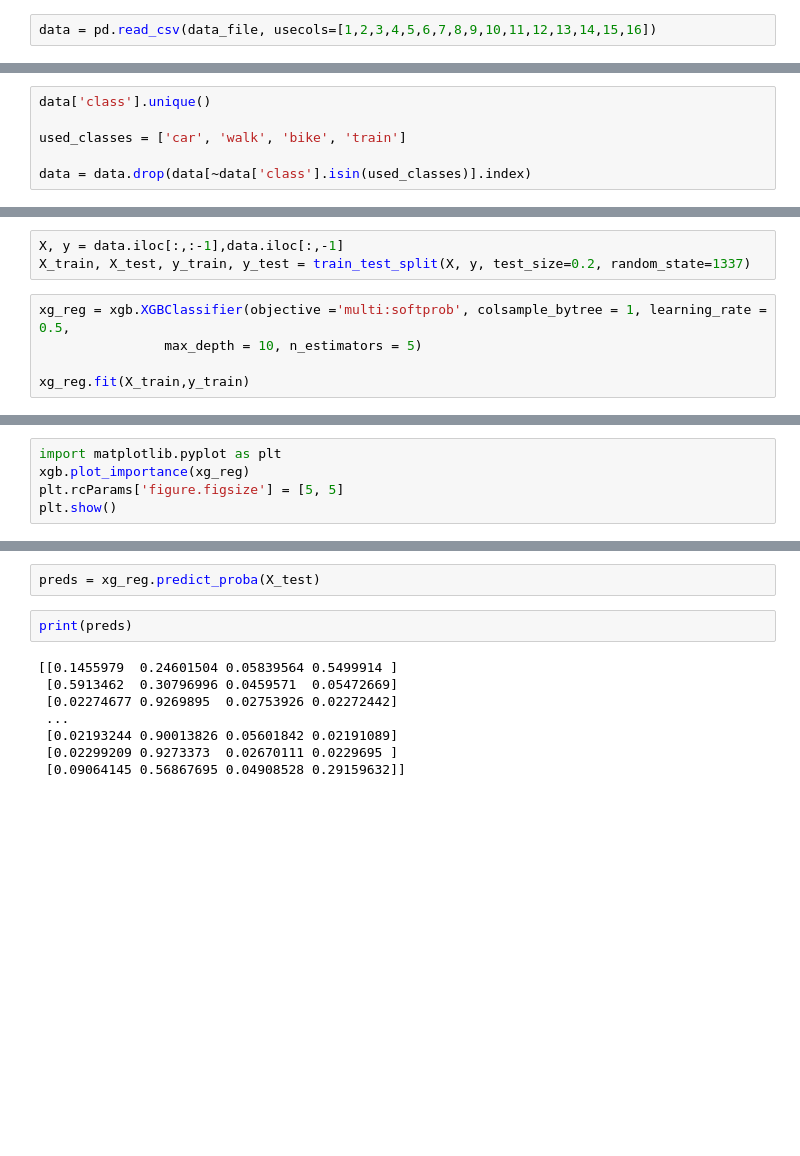
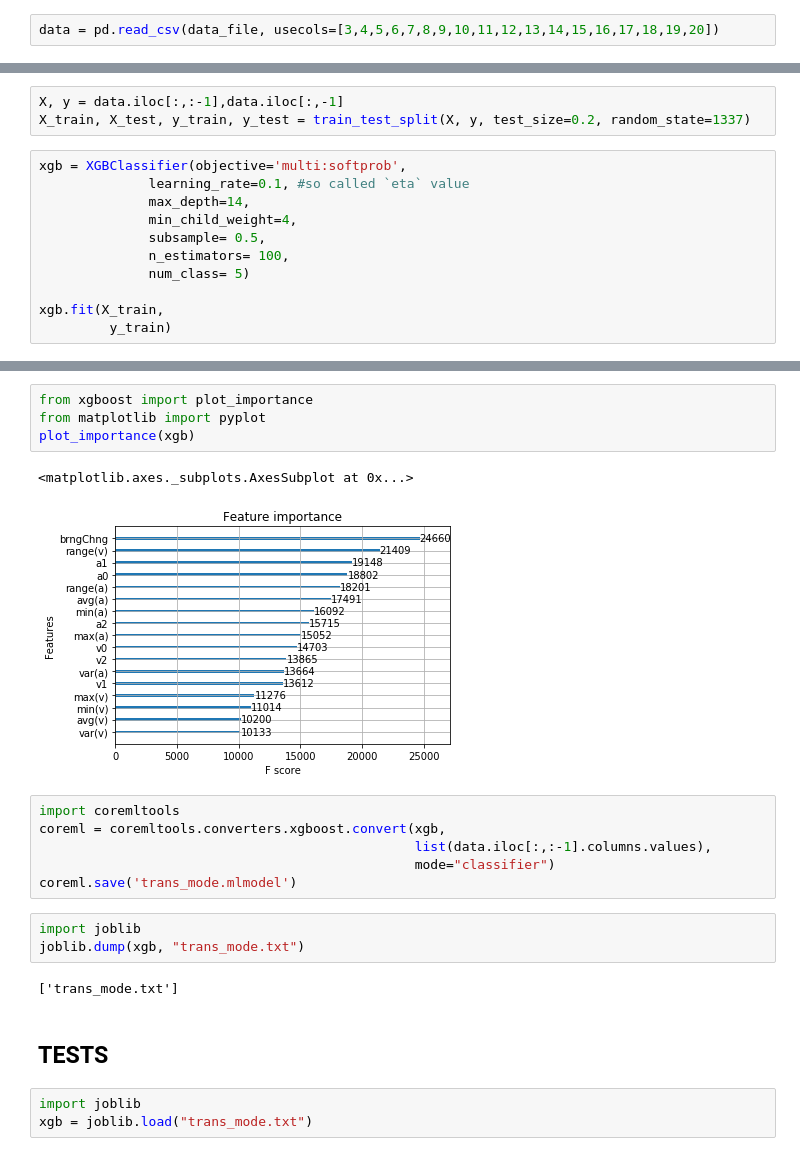
Before and after one commit to greenBene/ba-ml-model, a Jupyter notebook: xgboost-training.ipynb, the cells around one changed output, grey strips where cells are left out. Drawn from its saved outputs; the diff is of its cells as text; blank space fills up the shorter version.

Commit message:
Restructure
* restructured notebooks
* switched to four classes
* fixed core ml export

```diff
--- a/xgboost-training.ipynb
+++ b/xgboost-training.ipynb
@@ -16,2 +16,2 @@ data_file = 'processed_data_2.csv'
 # %%
-data = pd.read_csv(data_file, usecols=[1,2,3,4,5,6,7,8,9,10,11,12,13,14,15,16])
+data = pd.read_csv(data_file, usecols=[3,4,5,6,7,8,9,10,11,12,13,14,15,16,17,18,19,20])
@@ -28,6 +17,0 @@ data.groupby(by='class').count()
-# %%
-data['class'].unique()
-
-used_classes = ['car', 'walk', 'bike', 'train']
-
-data = data.drop(data[~data['class'].isin(used_classes)].index)
@@ -40,9 +19,15 @@ array(['car', 'walk', 'bike', 'train'], dtype=object)
 X, y = data.iloc[:,:-1],data.iloc[:,-1]
 X_train, X_test, y_train, y_test = train_test_split(X, y, test_size=0.2, random_state=1337)
 # %%
-xg_reg = xgb.XGBClassifier(objective ='multi:softprob', colsample_bytree = 1, learning_rate = 0.5,
-                max_depth = 10, n_estimators = 5)
+xgb = XGBClassifier(objective='multi:softprob',
+              learning_rate=0.1, #so called `eta` value
+              max_depth=14,
+              min_child_weight=4,
+              subsample= 0.5,
+              n_estimators= 100,
+              num_class= 5)
 
-xg_reg.fit(X_train,y_train)
+xgb.fit(X_train,
+         y_train)
 # %% [output]
 XGBClassifier(base_score=0.5, booster='gbtree', colsample_bylevel=1,
@@ -77,5 +61,0 @@ weighted avg       0.78      0.76      0.76     90431
-# %%
-import matplotlib.pyplot as plt
-xgb.plot_importance(xg_reg)
-plt.rcParams['figure.figsize'] = [5, 5]
-plt.show()
@@ -84,12 +62,23 @@ plt.show()
-# %%
-preds = xg_reg.predict_proba(X_test)
-# %%
-print(preds)
-# %% [output]
-[[0.1455979  0.24601504 0.05839564 0.5499914 ]
- [0.5913462  0.30796996 0.0459571  0.05472669]
- [0.02274677 0.9269895  0.02753926 0.02272442]
- ...
- [0.02193244 0.90013826 0.05601842 0.02191089]
- [0.02299209 0.9273373  0.02670111 0.0229695 ]
- [0.09064145 0.56867695 0.04908528 0.29159632]]
+# %%
+from xgboost import plot_importance
+from matplotlib import pyplot
+plot_importance(xgb)
+# %% [output]
+<matplotlib.axes._subplots.AxesSubplot at 0x...>
+[figure, added]
+# %%
+import coremltools
+coreml = coremltools.converters.xgboost.convert(xgb,
+                                                list(data.iloc[:,:-1].columns.values),
+                                                mode="classifier")
+coreml.save('trans_mode.mlmodel')
+# %%
+import joblib
+joblib.dump(xgb, "trans_mode.txt")
+# %% [output]
+['trans_mode.txt']
+# %% [markdown]
+## TESTS
+# %%
+import joblib
+xgb = joblib.load("trans_mode.txt")
```
Also changed, not shown: parts of 17 cells of this notebook, 5 other files.
